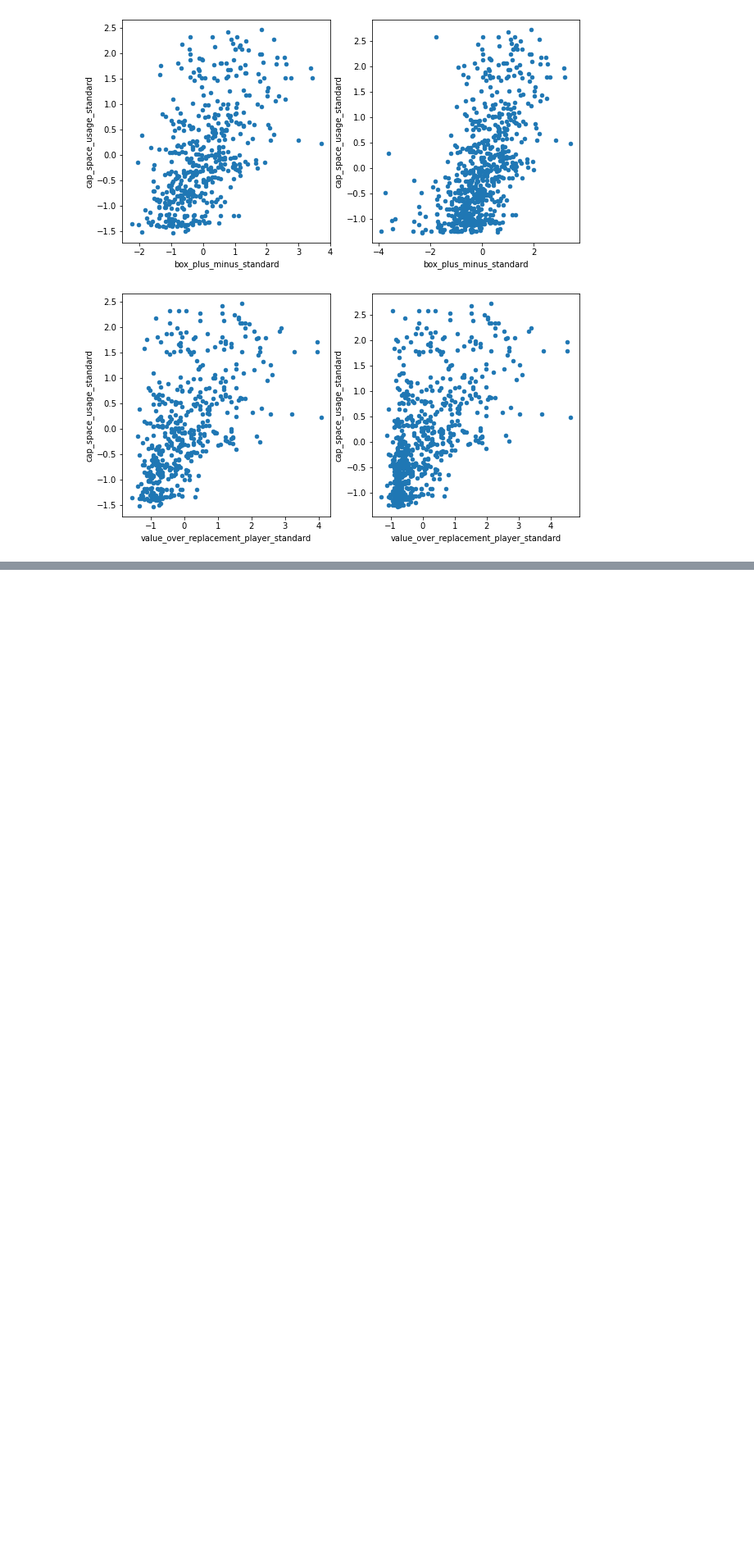
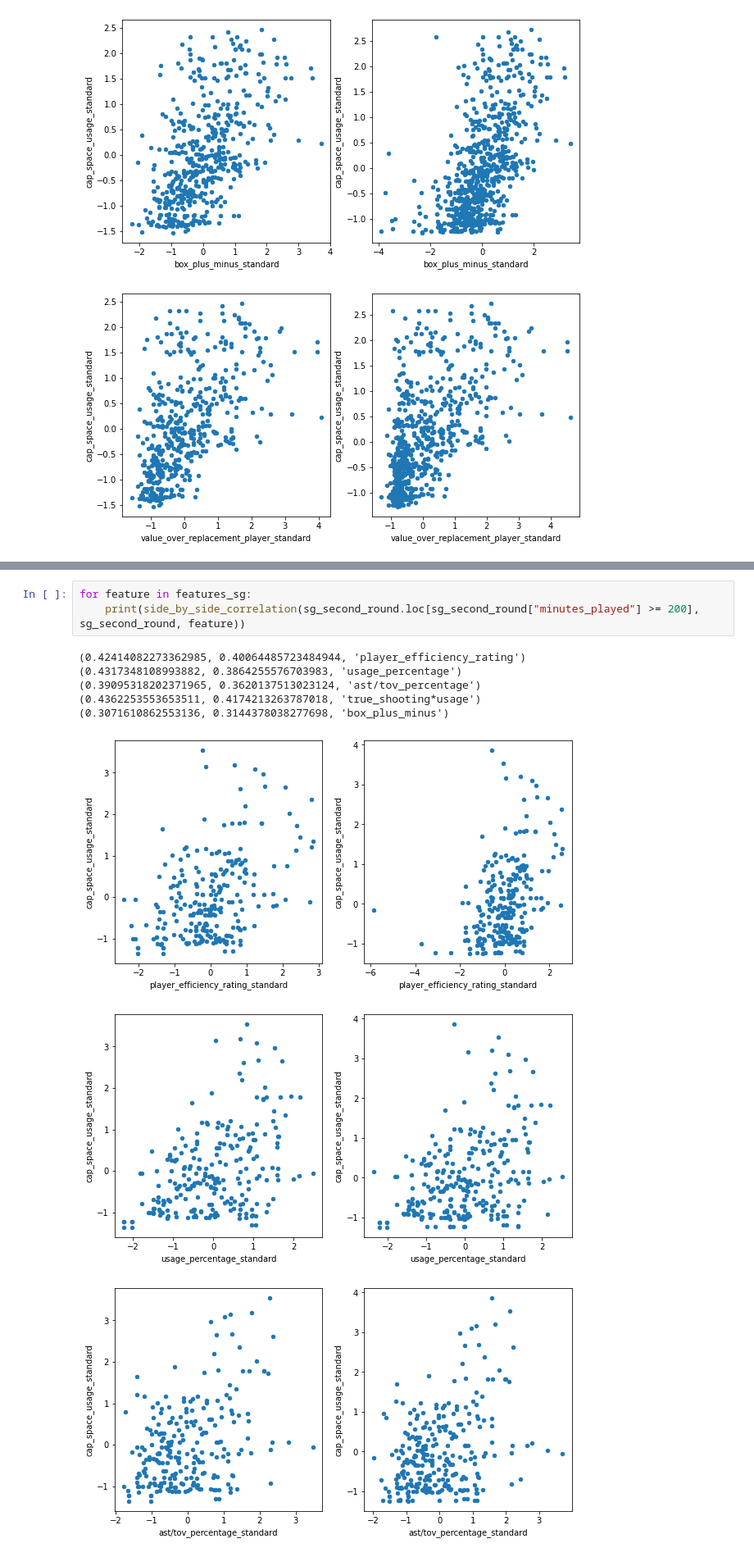
Before and after one commit to ZachLiu519/nba-model, a Jupyter notebook: week_2_data_exploration/filtered_stats_correlations.ipynb, the cells around one changed output, grey strips where cells are left out. Shown at 82% size. Drawn from its saved outputs; the diff is of its cells as text; blank space fills up the shorter version.

```diff
--- a/week_2_data_exploration/filtered_stats_correlations.ipynb
+++ b/week_2_data_exploration/filtered_stats_correlations.ipynb
@@ -239,0 +276,12 @@ for feature in features_pg:
+# %%
+for feature in features_sg:
+    print(side_by_side_correlation(sg_second_round.loc[sg_second_round["minutes_played"] >= 200], sg_second_round, feature))
+# %% [output]
+(0.42414082273362985, 0.40064485723484944, 'player_efficiency_rating')
+(0.4317348108993882, 0.3864255576703983, 'usage_percentage')
+(0.39095318202371965, 0.3620137513023124, 'ast/tov_percentage')
+(0.4362253553653511, 0.4174213263787018, 'true_shooting*usage')
+(0.3071610862553136, 0.3144378038277698, 'box_plus_minus')
+[figure, added]
+[figure, added]
+[figure, added]
```
Also changed, not shown: parts of 7 cells of this notebook.
